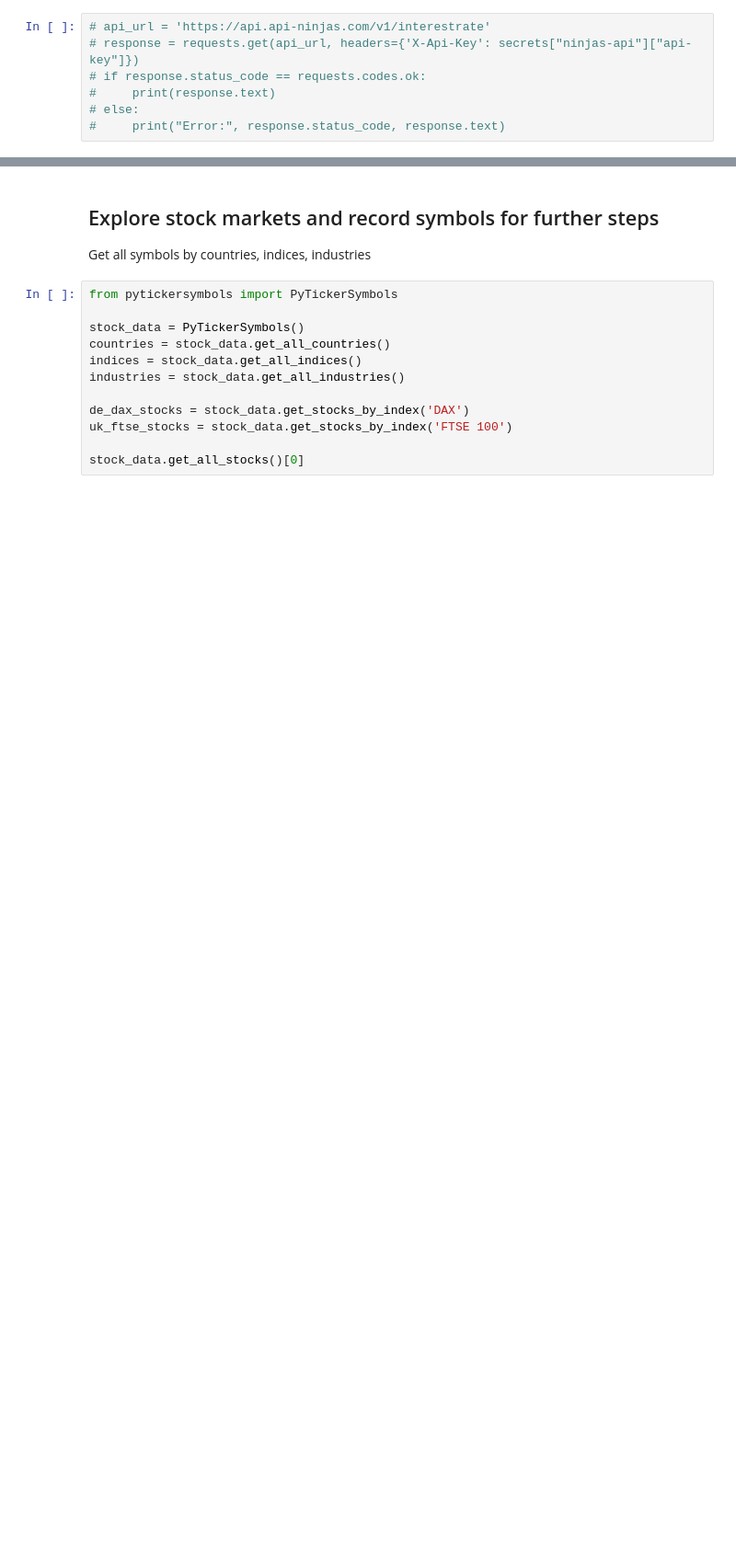
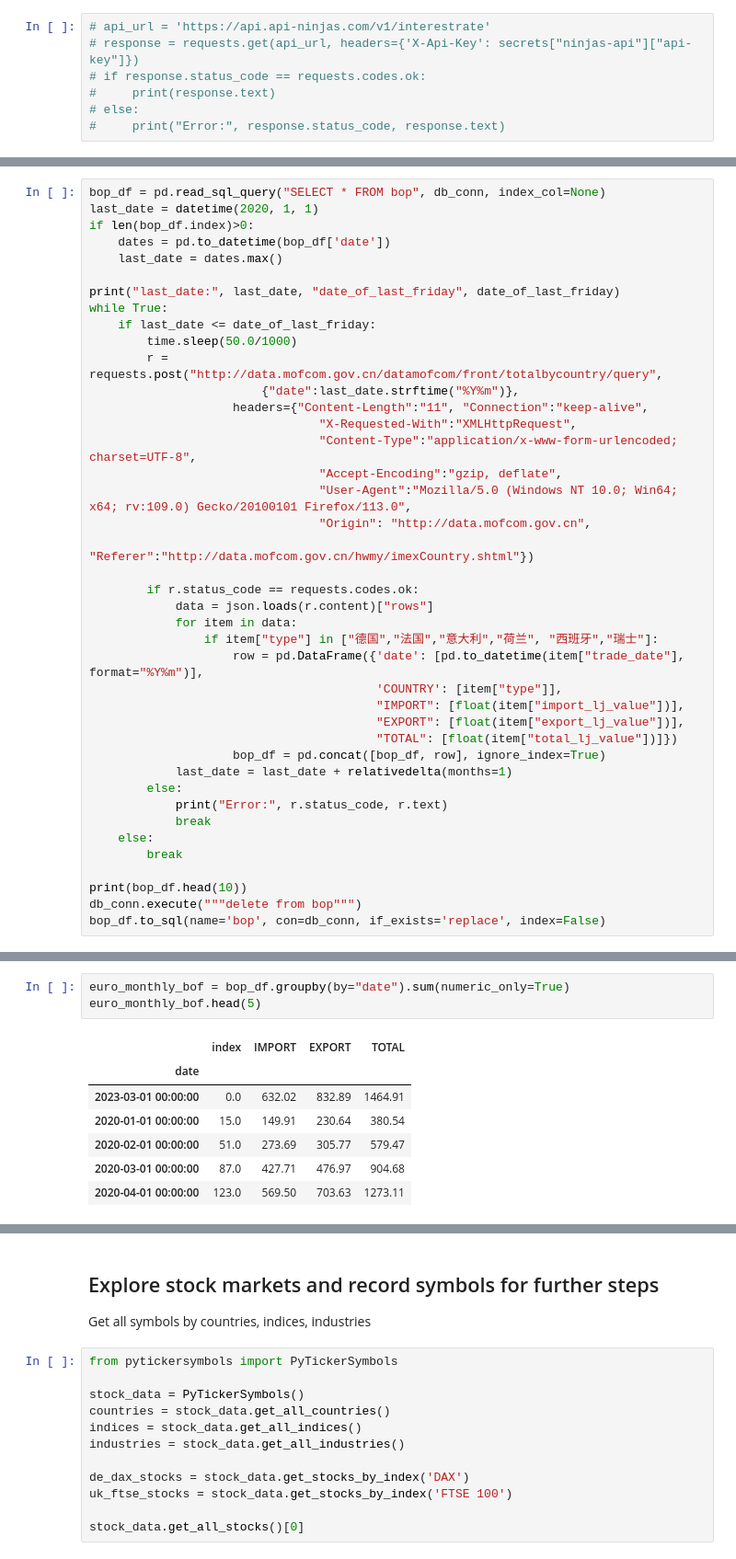
Before and after one commit to yangtx2009/finance, a Jupyter notebook: international_stock_market_visualization.ipynb, the cells around one changed output, grey strips where cells are left out. Shown: that part at 92% size. Saved outputs shown, nothing was run; the diff lists cells and outputs as text; blank space fills up the shorter version.

```diff
--- a/international_stock_market_visualization.ipynb
+++ b/international_stock_market_visualization.ipynb
@@ -270,0 +263,41 @@ date
+# %%
+bop_df = pd.read_sql_query("SELECT * FROM bop", db_conn, index_col=None)
+last_date = datetime(2020, 1, 1)
+if len(bop_df.index)>0:
+    dates = pd.to_datetime(bop_df['date'])
+    last_date = dates.max()
+
+print("last_date:", last_date, "date_of_last_friday", date_of_last_friday)
+while True:
+    if last_date <= date_of_last_friday:
+        time.sleep(50.0/1000)
+        r = requests.post("http://data.mofcom.gov.cn/datamofcom/front/totalbycountry/query",
+                        {"date":last_date.strftime("%Y%m")},
+                    headers={"Content-Length":"11", "Connection":"keep-alive",
+                                "X-Requested-With":"XMLHttpRequest",
+                                "Content-Type":"application/x-www-form-urlencoded; charset=UTF-8",
+                                "Accept-Encoding":"gzip, deflate",
+                                "User-Agent":"Mozilla/5.0 (Windows NT 10.0; Win64; x64; rv:109.0) Gecko/20100101 Firefox/113.0",
+                                "Origin": "http://data.mofcom.gov.cn",
+                                "Referer":"http://data.mofcom.gov.cn/hwmy/imexCountry.shtml"})
+
+        if r.status_code == requests.codes.ok:
+            data = json.loads(r.content)["rows"]
+            for item in data:
+                if item["type"] in ["德国","法国","意大利","荷兰", "西班牙","瑞士"]:
+                    row = pd.DataFrame({'date': [pd.to_datetime(item["trade_date"], format="%Y%m")],
+                                        'COUNTRY': [item["type"]],
+                                        "IMPORT": [float(item["import_lj_value"])],
+                                        "EXPORT": [float(item["export_lj_value"])],
+                                        "TOTAL": [float(item["total_lj_value"])]})
+                    bop_df = pd.concat([bop_df, row], ignore_index=True)
+            last_date = last_date + relativedelta(months=1)
+        else:
+            print("Error:", r.status_code, r.text)
+            break
+    else:
+        break
+
+print(bop_df.head(10))
+db_conn.execute("""delete from bop""")
+bop_df.to_sql(name='bop', con=db_conn, if_exists='replace', index=False)
@@ -270,0 +318,11 @@ date
+# %%
+euro_monthly_bof = bop_df.groupby(by="date").sum(numeric_only=True)
+euro_monthly_bof.head(5)
+# %% [output]
+|  | index | IMPORT | EXPORT | TOTAL |
+| date |  |  |  |  |
+| 2023-03-01 00:00:00 | 0.0 | 632.02 | 832.89 | 1464.91 |
+| 2020-01-01 00:00:00 | 15.0 | 149.91 | 230.64 | 380.54 |
+| 2020-02-01 00:00:00 | 51.0 | 273.69 | 305.77 | 579.47 |
+| 2020-03-01 00:00:00 | 87.0 | 427.71 | 476.97 | 904.68 |
+| 2020-04-01 00:00:00 | 123.0 | 569.50 | 703.63 | 1273.11 |
```
Also changed, not shown: parts of 14 cells of this notebook.
